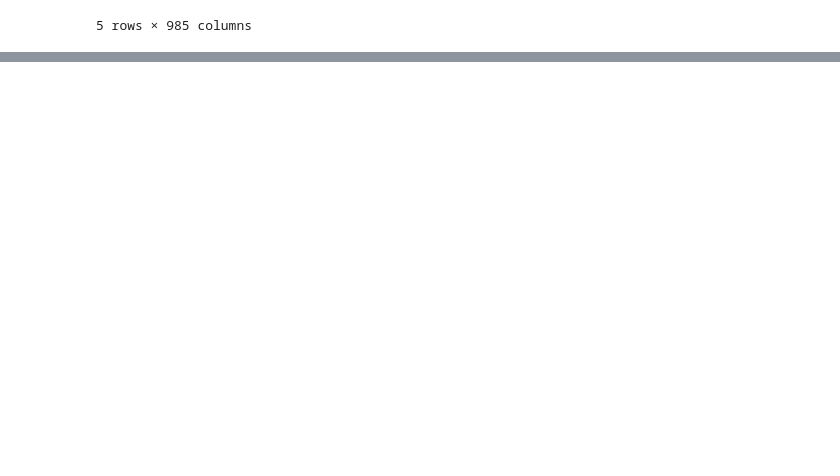
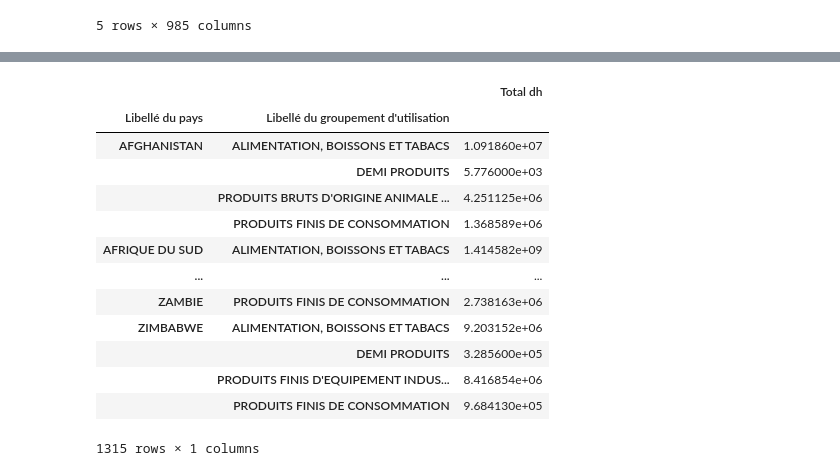
Before and after one commit to Hamid-abdellaoui/Morocco_Exchange_VIZ, a Jupyter notebook: Data/Data_prep.ipynb, the cells around one changed output, grey strips where cells are left out. Saved outputs shown, nothing was run; the diff lists cells and outputs as text; code cells hidden in the pictures; blank space fills up the shorter version.

```diff
--- a/Data/Data_prep.ipynb
+++ b/Data/Data_prep.ipynb
@@ -167,0 +213,17 @@ flux.head()
+# %%
+new_df1.groupby(['Libellé du pays',"Libellé du groupement d'utilisation"]).sum()
+# %% [output]
+|  |  | Total dh |
+| Libellé du pays | Libellé du groupement d'utilisation |  |
+| AFGHANISTAN | ALIMENTATION, BOISSONS ET TABACS | 1.091860e+07 |
+|  | DEMI PRODUITS | 5.776000e+03 |
+|  | PRODUITS BRUTS D'ORIGINE ANIMALE ... | 4.251125e+06 |
+|  | PRODUITS FINIS DE CONSOMMATION | 1.368589e+06 |
+| AFRIQUE DU SUD | ALIMENTATION, BOISSONS ET TABACS | 1.414582e+09 |
+| ... | ... | ... |
+| ZAMBIE | PRODUITS FINIS DE CONSOMMATION | 2.738163e+06 |
+| ZIMBABWE | ALIMENTATION, BOISSONS ET TABACS | 9.203152e+06 |
+|  | DEMI PRODUITS | 3.285600e+05 |
+|  | PRODUITS FINIS D'EQUIPEMENT INDUS... | 8.416854e+06 |
+|  | PRODUITS FINIS DE CONSOMMATION | 9.684130e+05 |
+1315 rows × 1 columns
```
Also changed, not shown: parts of 15 cells of this notebook, 3 other files.
